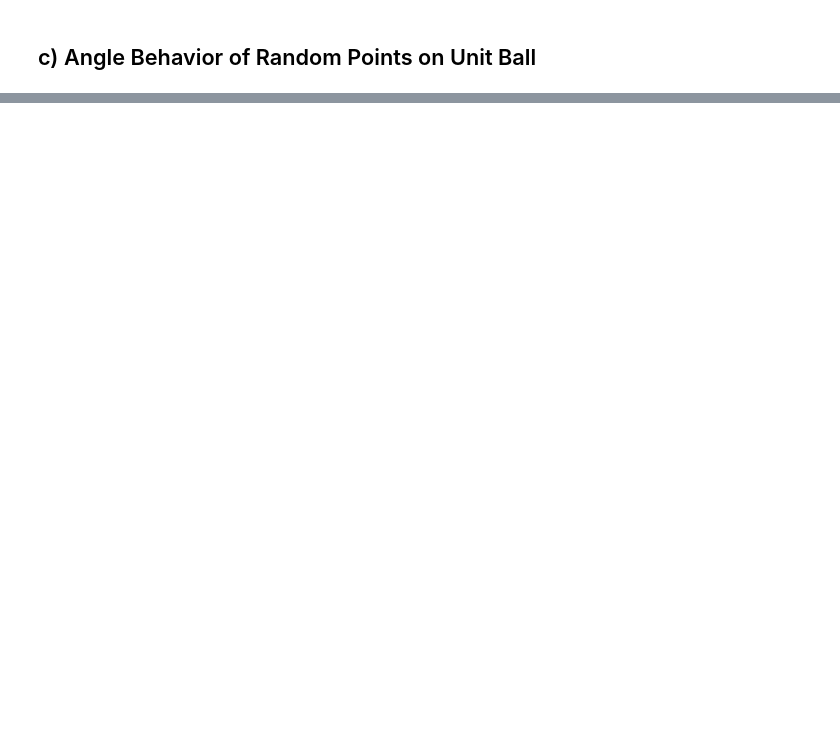
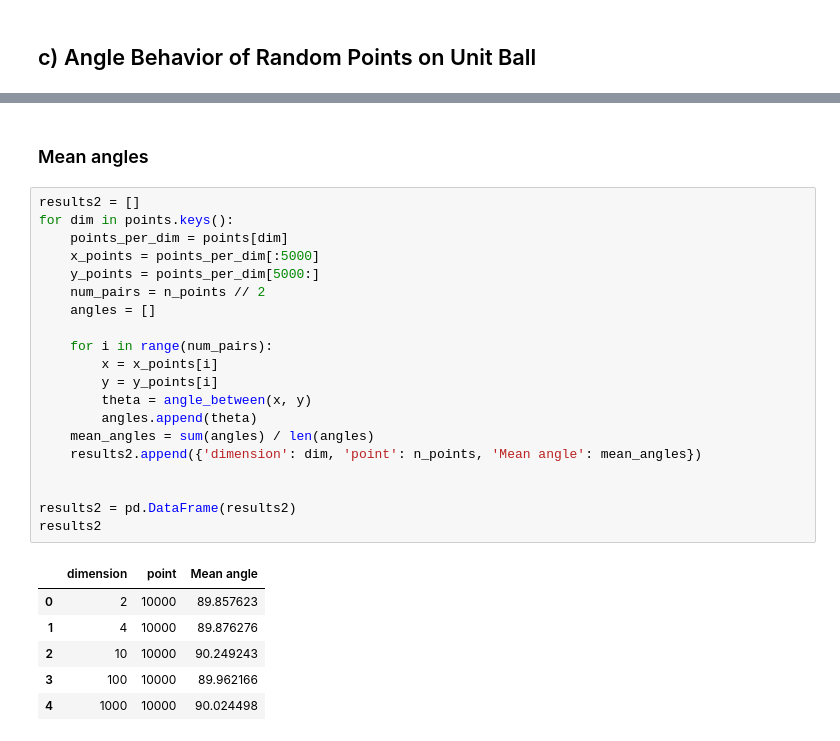
Before and after one commit to pouriaSameti/Mathematics-For-Data-Science, a Jupyter notebook: Project 1/code.ipynb, the cells around one changed output, grey strips where cells are left out. Saved outputs shown, nothing was run; the diff lists cells and outputs as text; blank space fills up the shorter version.

```diff
--- a/Project 1/code.ipynb
+++ b/Project 1/code.ipynb
@@ -146,0 +178,29 @@ plt.show()
+# %% [markdown]
+### Mean angles
+# %%
+results2 = []
+for dim in points.keys():
+    points_per_dim = points[dim]
+    x_points = points_per_dim[:5000]
+    y_points = points_per_dim[5000:]
+    num_pairs = n_points // 2
+    angles = []
+
+    for i in range(num_pairs):
+        x = x_points[i]
+        y = y_points[i]
+        theta = angle_between(x, y)
+        angles.append(theta)
+    mean_angles = sum(angles) / len(angles)
+    results2.append({'dimension': dim, 'point': n_points, 'Mean angle': mean_angles})
+
+
+results2 = pd.DataFrame(results2)
+results2
+# %% [output]
+|  | dimension | point | Mean angle |
+| 0 | 2 | 10000 | 89.857623 |
+| 1 | 4 | 10000 | 89.876276 |
+| 2 | 10 | 10000 | 90.249243 |
+| 3 | 100 | 10000 | 89.962166 |
+| 4 | 1000 | 10000 | 90.024498 |
```
Also changed, not shown: parts of 8 cells of this notebook.
